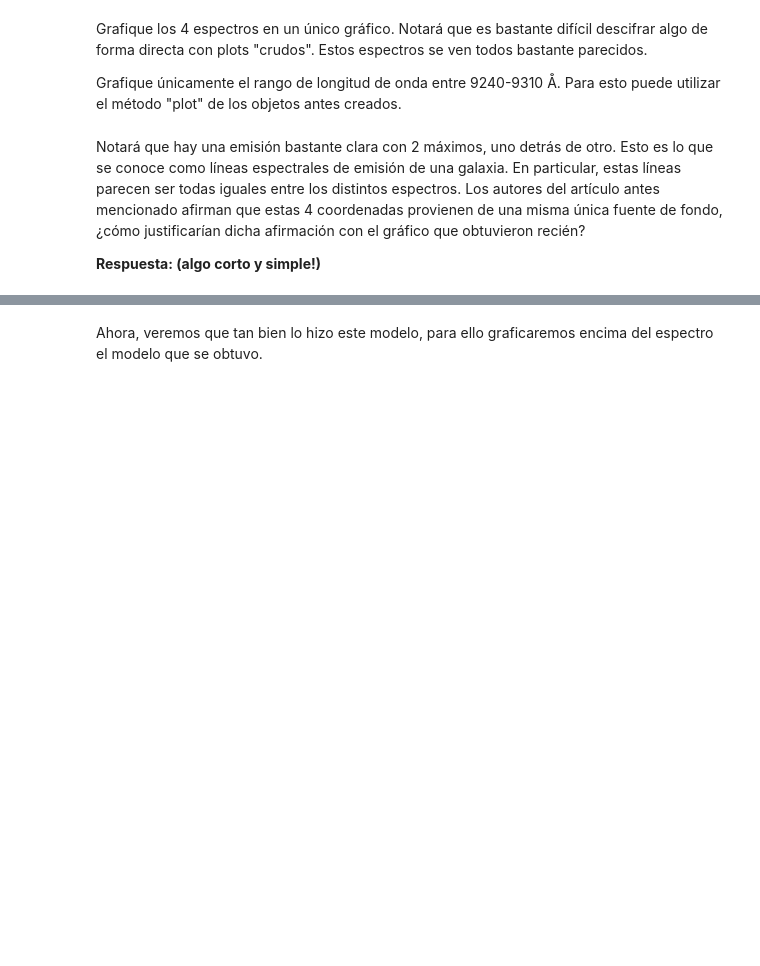
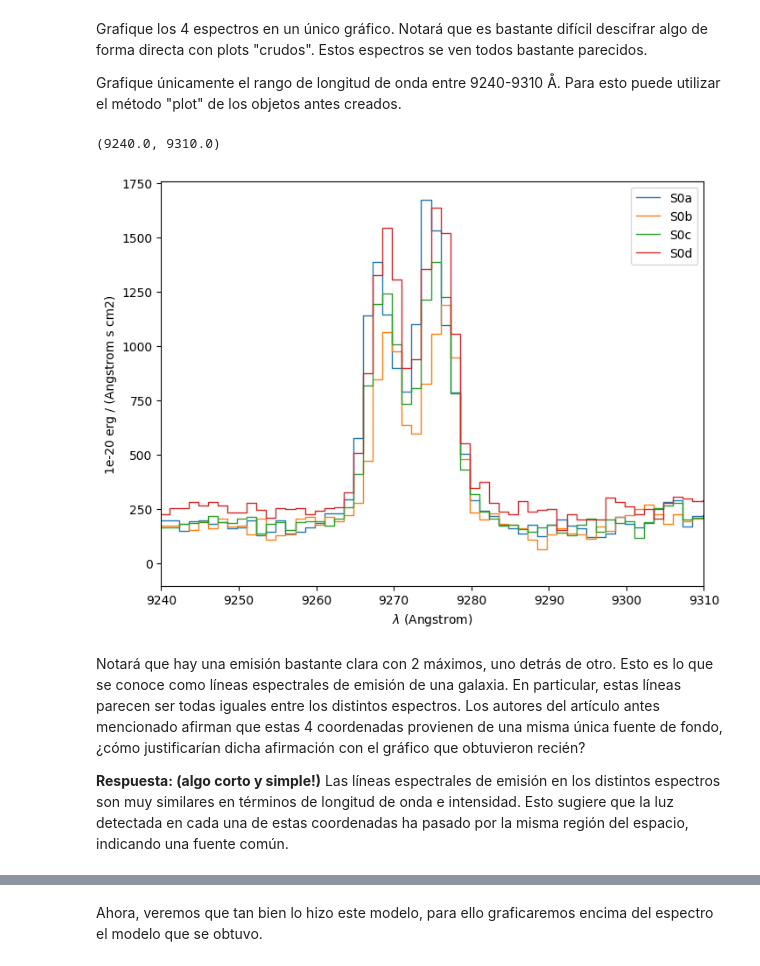
Before and after one commit to carlos-riquelme-c/Tarea-4, a Jupyter notebook: Tarea4.ipynb, the cells around one changed output, grey strips where cells are left out. Saved outputs shown, nothing was run; the diff lists cells and outputs as text; code cells hidden in the pictures; blank space fills up the shorter version.

```diff
--- a/Tarea4.ipynb
+++ b/Tarea4.ipynb
@@ -287,10 +285,24 @@ Para esto puede utilizar el método "plot" de los objetos antes creados.
+# %%
+# Inserte su gráfico a continuación:
+
+plt.figure(figsize=(8,6))
+espectro_s0a.plot(label='S0a')
+espectro_s0b.plot(label='S0b')
+espectro_s0c.plot(label='S0c')
+espectro_s0d.plot(label='S0d')
+
+plt.legend()
+plt.xlim(9240, 9310)  # Restringir la longitud de onda
+# %% [output]
+(9240.0, 9310.0)
+[figure, added]
 # %% [markdown]
 
 Notará que hay una emisión bastante clara con 2 máximos, uno detrás de otro.
 Esto es lo que se conoce como líneas espectrales de emisión de una galaxia.
 En particular, estas líneas parecen ser todas iguales entre los distintos espectros. Los autores del artículo antes mencionado afirman que estas 4 coordenadas provienen de una misma única fuente de fondo, ¿cómo justificarían dicha afirmación con el gráfico que obtuvieron recién?
 
-**Respuesta: (algo corto y simple!)**
+**Respuesta: (algo corto y simple!)** Las líneas espectrales de emisión en los distintos espectros son muy similares en términos de longitud de onda e intensidad. Esto sugiere que la luz detectada en cada una de estas coordenadas ha pasado por la misma región del espacio, indicando una fuente común.
 # %% [markdown]
 Esta emisión proviene del gas de estas fuentes, en particular es una línea de  OII, es decir, oxígeno que fue ionizado. Esta línea es lo que se conoce como un "doblete" (doublet en inglés), lo que quiere decir que en realidad son dos líneas, muy cercanas en longitud de onda. La longitud de onda medida en laboratorio de ambas líneas es 3727.092 Å y 3729.875 Å, respectivamente. Claramente las líneas que vemos en estas fuentes no están centradas en esas longitudes de onda.
 
```
Also changed, not shown: parts of 9 cells of this notebook.
